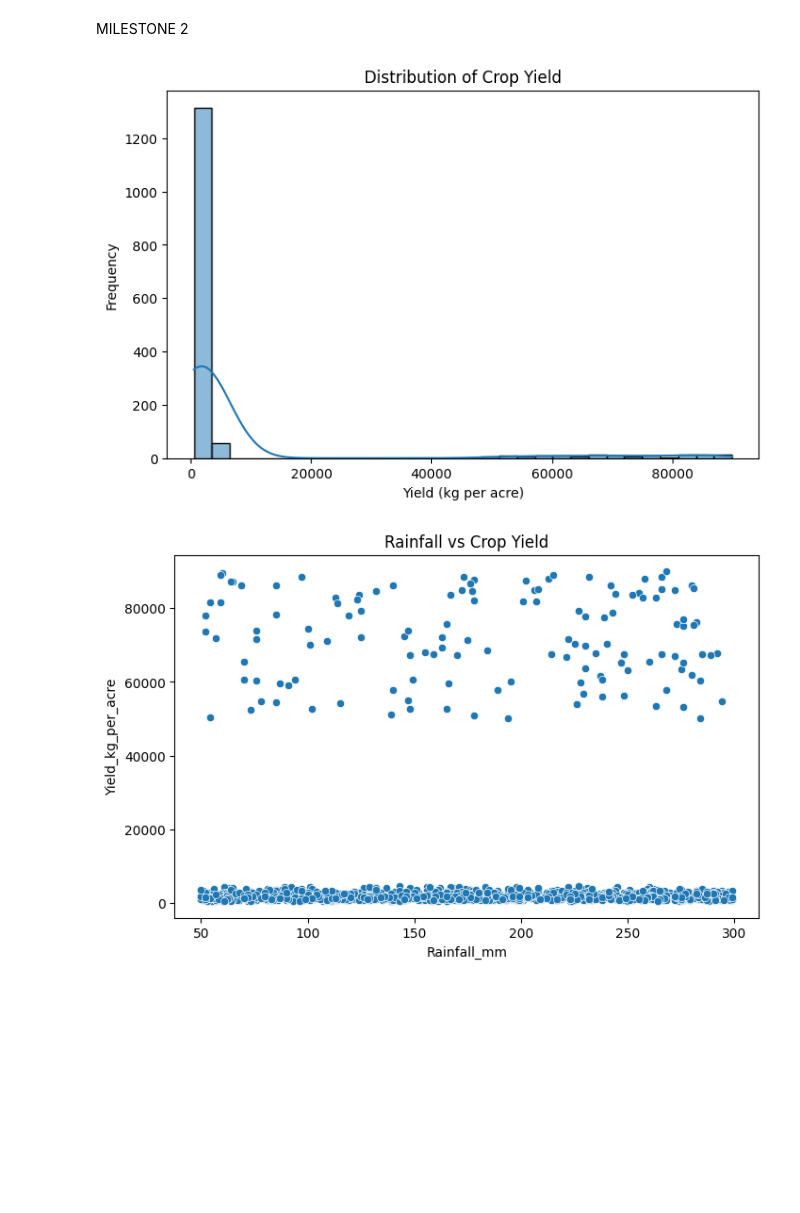
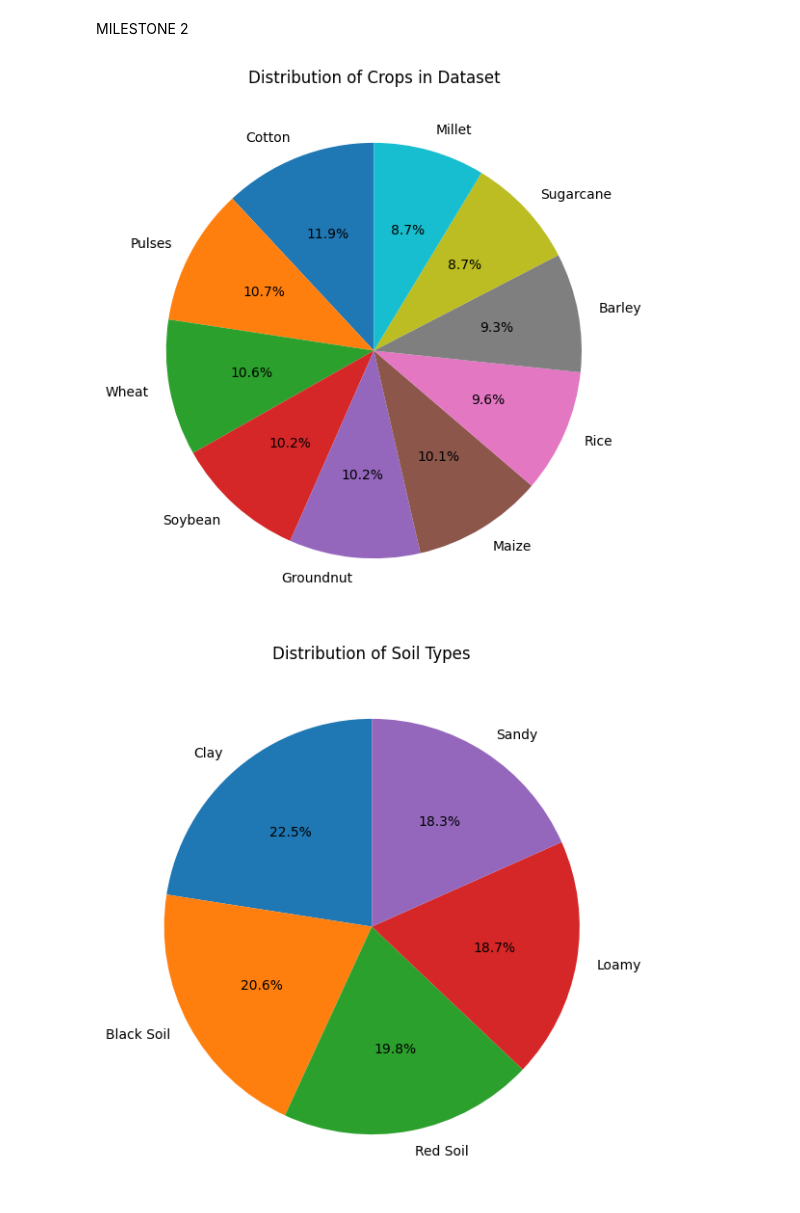
Before and after one commit to springboardmentor1/agritield-predictor, a Jupyter notebook: main.ipynb, the cells around one changed output. Cells and saved outputs as stored; diff of their text form; code cells hidden in the pictures; blank space fills up the shorter version.

```diff
--- a/main.ipynb
+++ b/main.ipynb
@@ -150,20 +150,32 @@ MILESTONE 2
 import matplotlib.pyplot as plt
 import seaborn as sns
 # %%
-plt.figure(figsize=(8,5))
-sns.histplot(df['Yield_kg_per_acre'], bins=30, kde=True)
-plt.title("Distribution of Crop Yield")
-plt.xlabel("Yield (kg per acre)")
-plt.ylabel("Frequency")
+plt.figure(figsize=(7,7))
+
+crop_counts = df['Crop'].value_counts()
+
+plt.pie(crop_counts,
+        labels=crop_counts.index,
+        autopct='%1.1f%%',
+        startangle=90)
+
+plt.title("Distribution of Crops in Dataset")
 plt.show()
 # %% [output]
-[figure, old version]
+[figure, new version]
 # %%
-plt.figure(figsize=(8,5))
-sns.scatterplot(x='Rainfall_mm', y='Yield_kg_per_acre', data=df)
-plt.title("Rainfall vs Crop Yield")
+plt.figure(figsize=(7,7))
+
+soil_counts = df['Soil_Type'].value_counts()
+
+plt.pie(soil_counts,
+        labels=soil_counts.index,
+        autopct='%1.1f%%',
+        startangle=90)
+
+plt.title("Distribution of Soil Types")
 plt.show()
 # %% [output]
-[figure, old version]
+[figure, new version]
 # %%
 plt.figure(figsize=(8,5))
```
Also changed, not shown: parts of 12 cells of this notebook.
